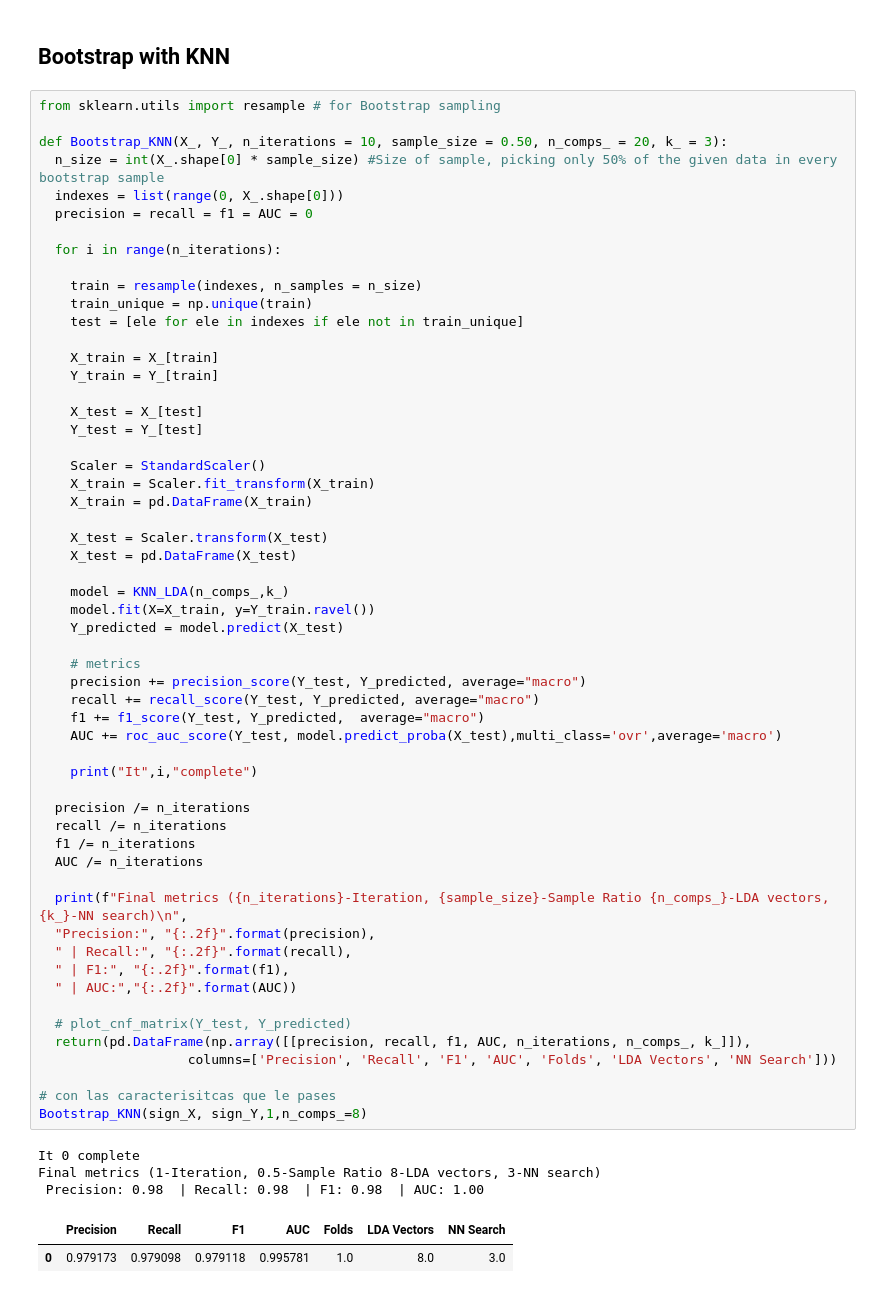
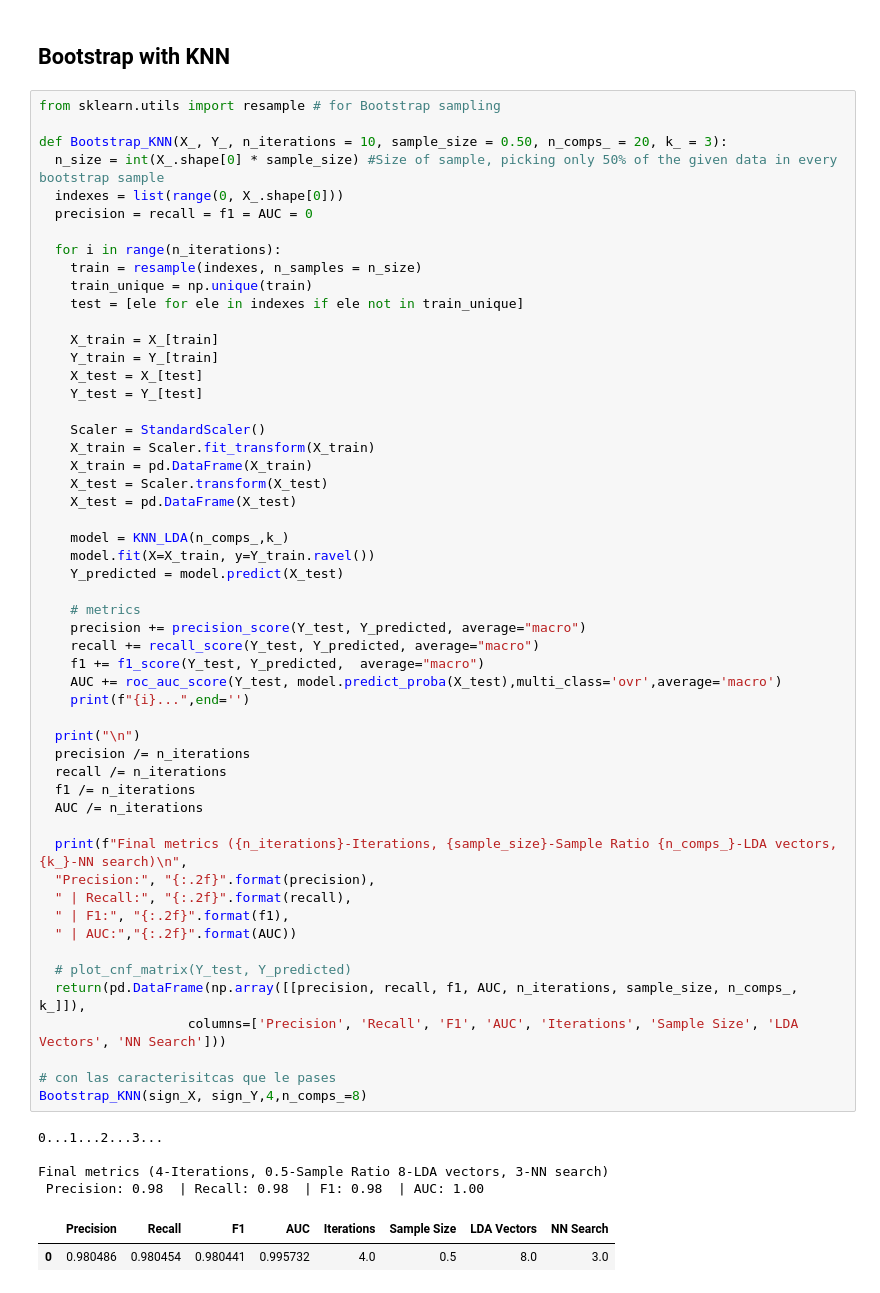
Before and after one commit to Mauricio-Bernuy/P2-IA, a Jupyter notebook: P2IA.ipynb, the cells around one changed output. Saved outputs shown, nothing was run; the diff lists cells and outputs as text.

Commit message:
bootstrap testing

```diff
--- a/P2IA.ipynb
+++ b/P2IA.ipynb
@@ -347,56 +336,54 @@ def Bootstrap_KNN(X_, Y_, n_iterations = 10, sample_size = 0.50, n_comps_ = 20,
   precision = recall = f1 = AUC = 0
 
   for i in range(n_iterations):
-
     train = resample(indexes, n_samples = n_size)
     train_unique = np.unique(train)
     test = [ele for ele in indexes if ele not in train_unique]
 
     X_train = X_[train]
     Y_train = Y_[train]
-
     X_test = X_[test]
     Y_test = Y_[test]
 
     Scaler = StandardScaler()
     X_train = Scaler.fit_transform(X_train)
     X_train = pd.DataFrame(X_train)
-
     X_test = Scaler.transform(X_test)
     X_test = pd.DataFrame(X_test)
 
     model = KNN_LDA(n_comps_,k_)
     model.fit(X=X_train, y=Y_train.ravel())
     Y_predicted = model.predict(X_test)
 
     # metrics
     precision += precision_score(Y_test, Y_predicted, average="macro")
     recall += recall_score(Y_test, Y_predicted, average="macro")
     f1 += f1_score(Y_test, Y_predicted,  average="macro")
     AUC += roc_auc_score(Y_test, model.predict_proba(X_test),multi_class='ovr',average='macro')
+    print(f"{i}...",end='')
 
-    print("It",i,"complete")
-
+  print("\n")
   precision /= n_iterations
   recall /= n_iterations
   f1 /= n_iterations
   AUC /= n_iterations
 
-  print(f"Final metrics ({n_iterations}-Iteration, {sample_size}-Sample Ratio {n_comps_}-LDA vectors, {k_}-NN search)\n",
+  print(f"Final metrics ({n_iterations}-Iterations, {sample_size}-Sample Ratio {n_comps_}-LDA vectors, {k_}-NN search)\n",
   "Precision:", "{:.2f}".format(precision),
   " | Recall:", "{:.2f}".format(recall),
   " | F1:", "{:.2f}".format(f1),
   " | AUC:","{:.2f}".format(AUC))
 
   # plot_cnf_matrix(Y_test, Y_predicted)
-  return(pd.DataFrame(np.array([[precision, recall, f1, AUC, n_iterations, n_comps_, k_]]),
-                   columns=['Precision', 'Recall', 'F1', 'AUC', 'Folds', 'LDA Vectors', 'NN Search']))
+  return(pd.DataFrame(np.array([[precision, recall, f1, AUC, n_iterations, sample_size, n_comps_, k_]]),
+                   columns=['Precision', 'Recall', 'F1', 'AUC', 'Iterations', 'Sample Size', 'LDA Vectors', 'NN Search']))
 
 # con las caracterisitcas que le pases
-Bootstrap_KNN(sign_X, sign_Y,1,n_comps_=8)
+Bootstrap_KNN(sign_X, sign_Y,4,n_comps_=8)
 # %% [output]
-It 0 complete
-Final metrics (1-Iteration, 0.5-Sample Ratio 8-LDA vectors, 3-NN search)
+0...1...2...3...
+
+Final metrics (4-Iterations, 0.5-Sample Ratio 8-LDA vectors, 3-NN search)
  Precision: 0.98  | Recall: 0.98  | F1: 0.98  | AUC: 1.00
-|  | Precision | Recall | F1 | AUC | Folds | LDA Vectors | NN Search |
-| 0 | 0.979173 | 0.979098 | 0.979118 | 0.995781 | 1.0 | 8.0 | 3.0 |
+|  | Precision | Recall | F1 | AUC | Iterations | Sample Size | LDA Vectors | NN Search |
+| 0 | 0.980486 | 0.980454 | 0.980441 | 0.995732 | 4.0 | 0.5 | 8.0 | 3.0 |
```
Also changed, not shown: parts of 22 cells of this notebook, 2 other files.
